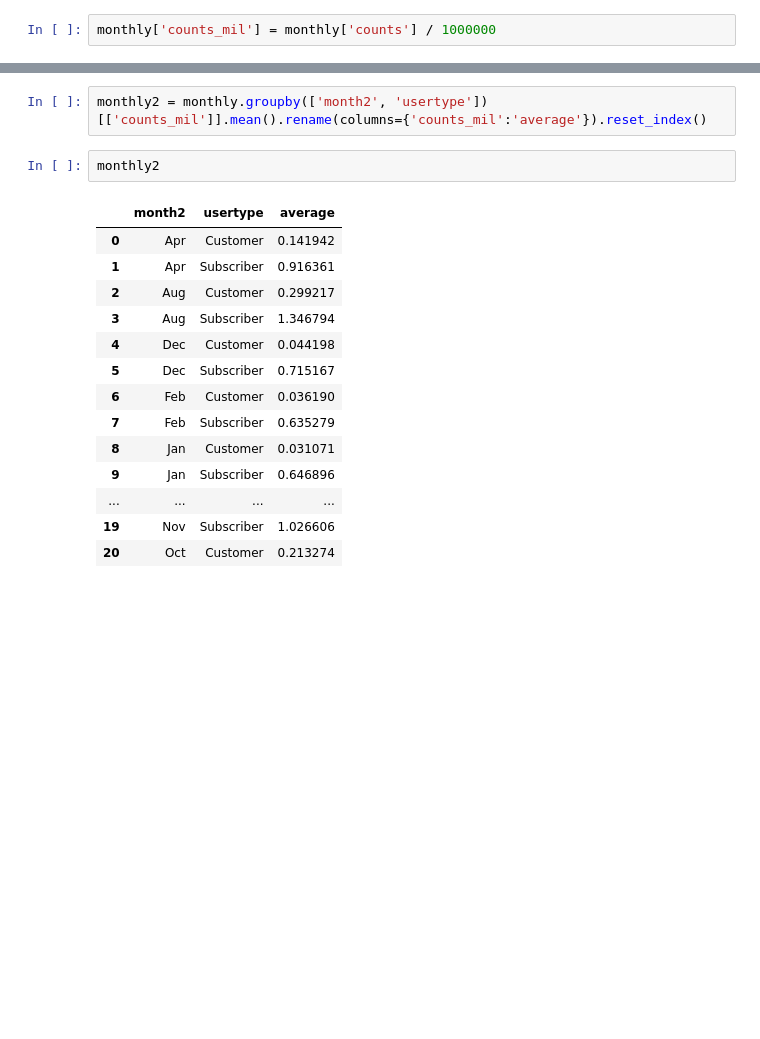
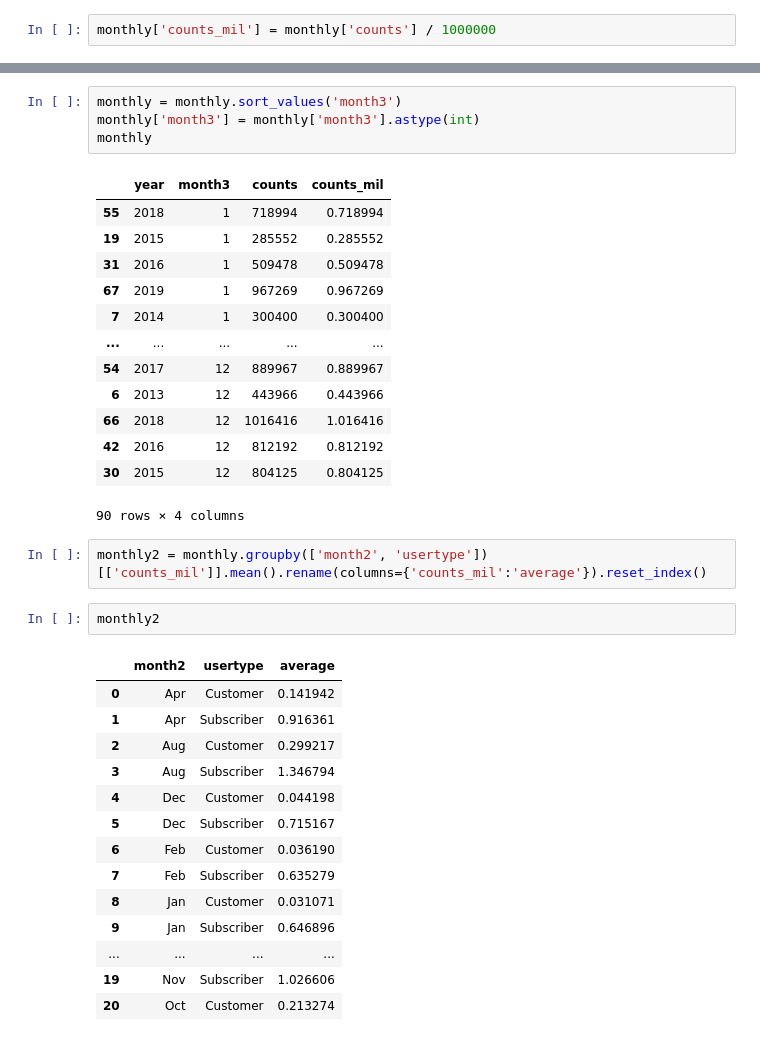
Before and after one commit to evan-kiolbassa/citibike, a Jupyter notebook: EDA/EDA.ipynb, the cells around one changed output, grey strips where cells are left out. Saved outputs shown, nothing was run; the diff lists cells and outputs as text; blank space fills up the shorter version.

```diff
--- a/EDA/EDA.ipynb
+++ b/EDA/EDA.ipynb
@@ -88,3 +119,21 @@ Text(0, 0.5, 'Number of Bike Rides (Million)')
+# %%
+monthly = monthly.sort_values('month3')
+monthly['month3'] = monthly['month3'].astype(int)
+monthly
+# %% [output]
+|  | year | month3 | counts | counts_mil |
+| 55 | 2018 | 1 | 718994 | 0.718994 |
+| 19 | 2015 | 1 | 285552 | 0.285552 |
+| 31 | 2016 | 1 | 509478 | 0.509478 |
+| 67 | 2019 | 1 | 967269 | 0.967269 |
+| 7 | 2014 | 1 | 300400 | 0.300400 |
+| ... | ... | ... | ... | ... |
+| 54 | 2017 | 12 | 889967 | 0.889967 |
+| 6 | 2013 | 12 | 443966 | 0.443966 |
+| 66 | 2018 | 12 | 1016416 | 1.016416 |
+| 42 | 2016 | 12 | 812192 | 0.812192 |
+| 30 | 2015 | 12 | 804125 | 0.804125 |
+90 rows × 4 columns
 # %%
 monthly2 = monthly.groupby(['month2', 'usertype'])[['counts_mil']].mean().rename(columns={'counts_mil':'average'}).reset_index()
 # %%
```
Also changed, not shown: parts of 6 cells of this notebook, 1 other file.
